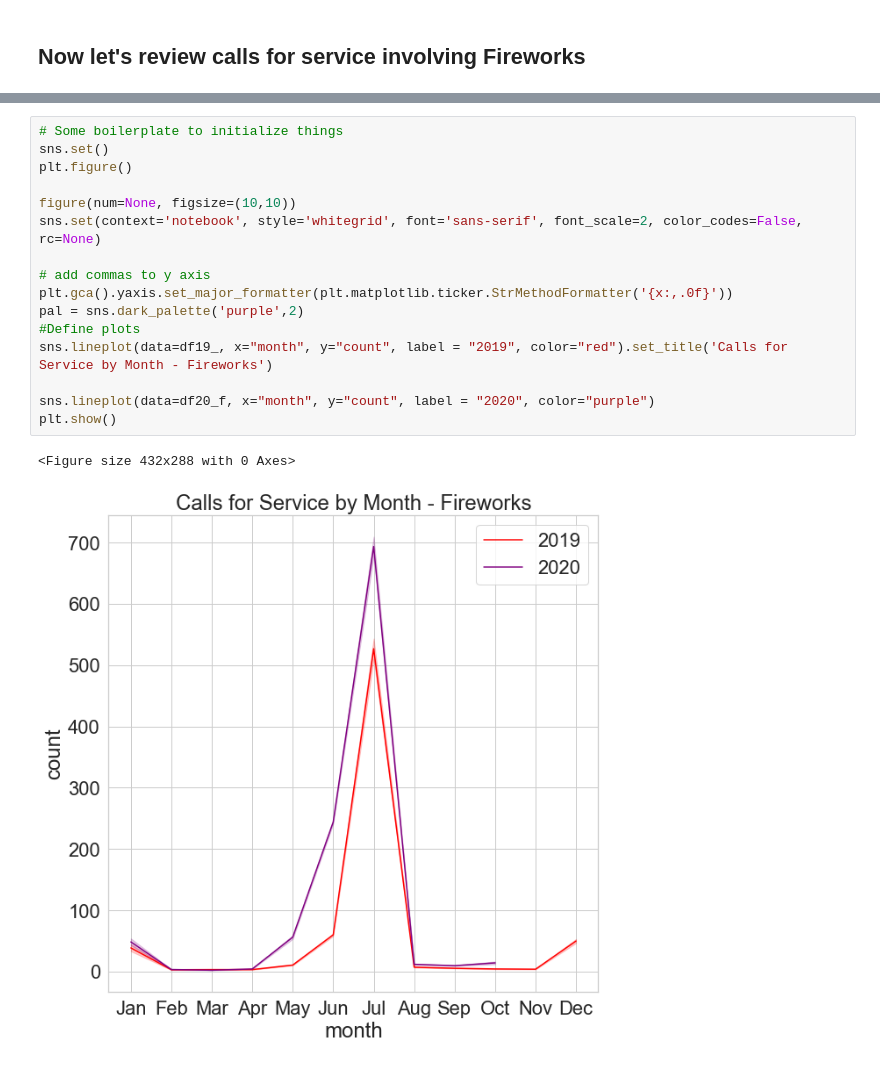
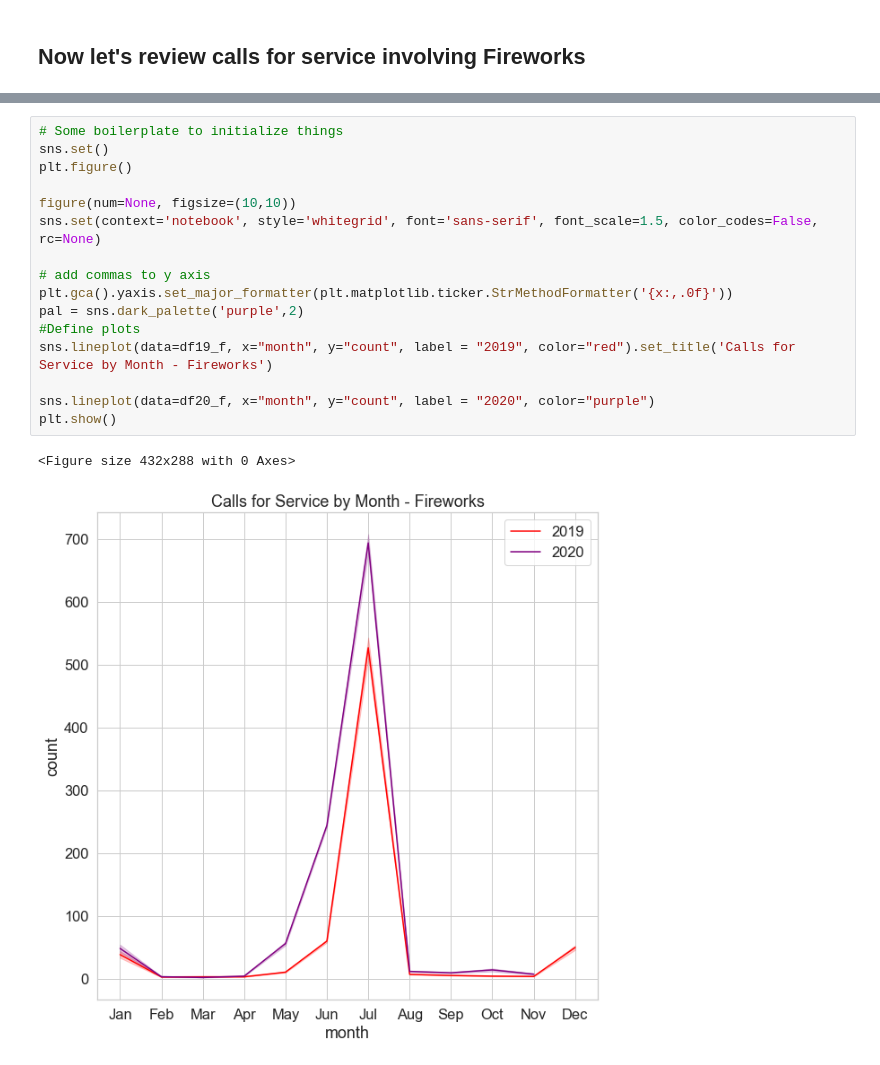
Before and after one commit to pattyjula/cfs-plots, a Jupyter notebook: code/cfs_analysis.ipynb, the cells around one changed output, grey strips where cells are left out. Saved outputs shown, nothing was run; the diff lists cells and outputs as text.

Commit message:
Examining fireworks and disputes

```diff
--- a/code/cfs_analysis.ipynb
+++ b/code/cfs_analysis.ipynb
@@ -127,19 +126,19 @@ df19_f.head()
 # %%
 # Some boilerplate to initialize things
 sns.set()
 plt.figure()
 
 figure(num=None, figsize=(10,10))
-sns.set(context='notebook', style='whitegrid', font='sans-serif', font_scale=2, color_codes=False, rc=None)
+sns.set(context='notebook', style='whitegrid', font='sans-serif', font_scale=1.5, color_codes=False, rc=None)
 
 # add commas to y axis
 plt.gca().yaxis.set_major_formatter(plt.matplotlib.ticker.StrMethodFormatter('{x:,.0f}'))
 pal = sns.dark_palette('purple',2)
 #Define plots
-sns.lineplot(data=df19_, x="month", y="count", label = "2019", color="red").set_title('Calls for Service by Month - Fireworks')
+sns.lineplot(data=df19_f, x="month", y="count", label = "2019", color="red").set_title('Calls for Service by Month - Fireworks')
 
 sns.lineplot(data=df20_f, x="month", y="count", label = "2020", color="purple")
 plt.show()
 # %% [output]
 <Figure size 432x288 with 0 Axes>
-[figure, old version]
+[figure, new version]
```
Also changed, not shown: parts of 12 cells of this notebook.
